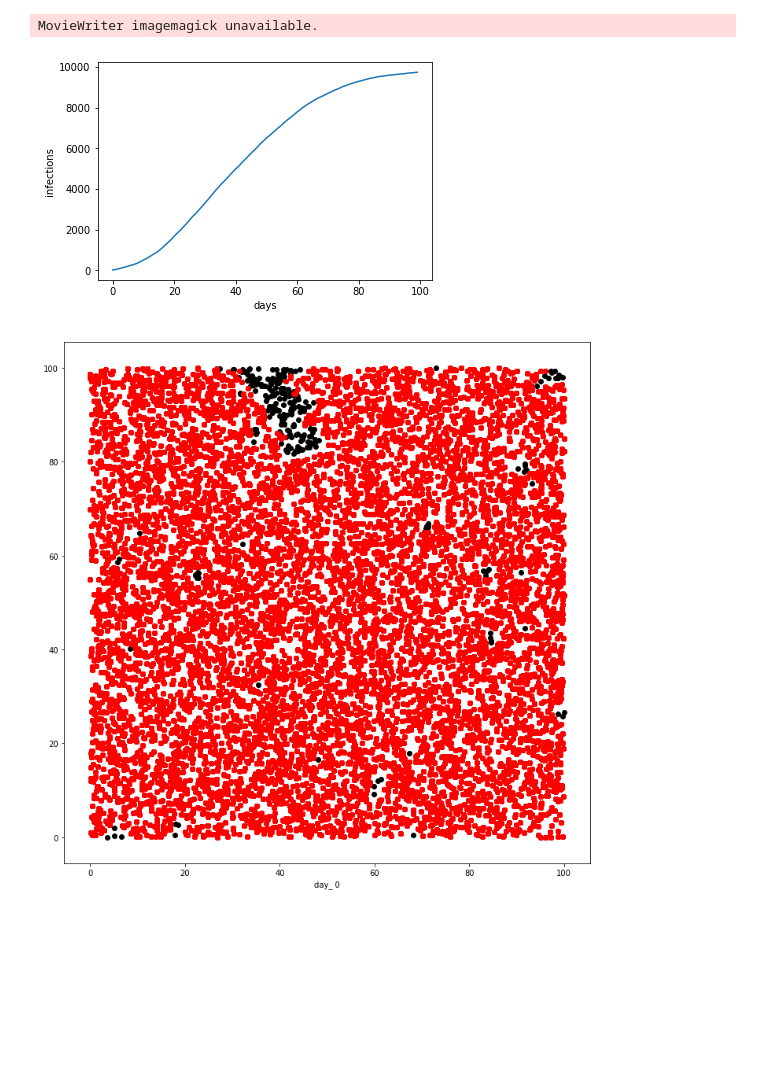
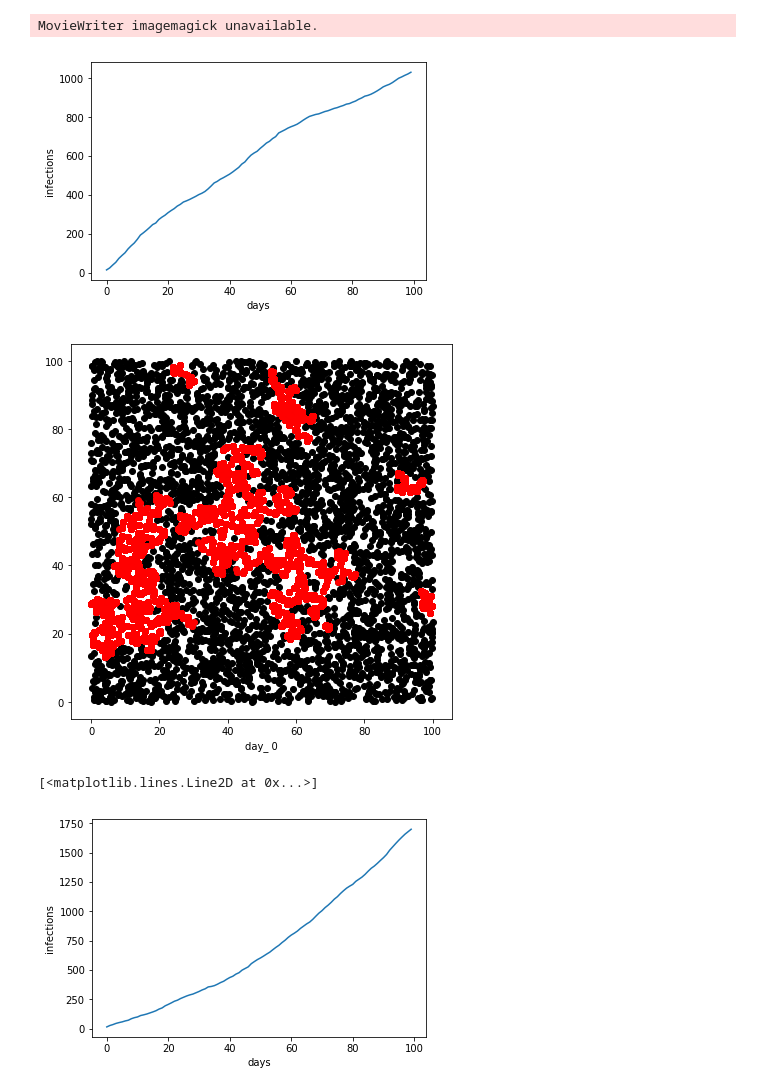
Before and after one commit to rayzzy/sir_model, a Jupyter notebook: SIM.ipynb, the cells around one changed output. Drawn from its saved outputs; the diff is of its cells as text; code cells hidden in the pictures; blank space fills up the shorter version.

```diff
--- a/SIM.ipynb
+++ b/SIM.ipynb
@@ -5,10 +5,10 @@ import matplotlib.pyplot as plt
 import seaborn as sns
 from matplotlib.animation import FuncAnimation
 # %%
-pop = 10000 # 人群数
-touch = 5  # 日均接触人群数
+pop = 5000 # 人群数
+touch = 4  # 日均接触人群数
 init_infec = 10 # 初始患者
-beta = 0.3  # 感染几率
+beta = 0.1  # 感染几率
 # %%
 loc = np.random.rand(pop,2).round(3)*100
 
@@ -60,24 +60,24 @@ for i in range(t):
 # %%
 fig, ax = plt.subplots()
 ax.set_xlabel('days')
 ax.set_ylabel('infections')
 plt.plot(range(t), count)
 
 def update(i):
 
     label = 'day_ {0}'.format(i)
     ax.scatter(xt[i], yt[i], color='r')
     ax.set_xlabel(label)
 
     return ax
 
-fig, ax = plt.subplots(figsize=(10,10))
+fig, ax = plt.subplots(figsize=(6,6))
 fig.set_tight_layout(True)
 x, y = df.x.values, df.y.values
 ax.scatter(x, y, color='black')
 anim = FuncAnimation(fig, update, frames=np.arange(0, t), interval=100)
-anim.save('propa.gif', dpi=80, writer='imagemagick')
+anim.save('propa3.gif', dpi=80, writer='imagemagick')
 # %% [output]
 MovieWriter imagemagick unavailable.
-[figure, old version]
+[figure, new version]
-[figure, old version]
+[figure, new version]
@@ -86,3 +84,11 @@ count5 = count
+# %%
+fig, ax = plt.subplots()
+ax.set_xlabel('days')
+ax.set_ylabel('infections')
+plt.plot(range(t), count)
+# %% [output]
+[<matplotlib.lines.Line2D at 0x...>]
+[figure, added]
 # %%
 stat_df1 = pd.DataFrame([count3, count5]).T
 stat_df1.columns=['touch3', 'touch5']
```
Also changed, not shown: parts of 12 cells of this notebook, 4 other files.
